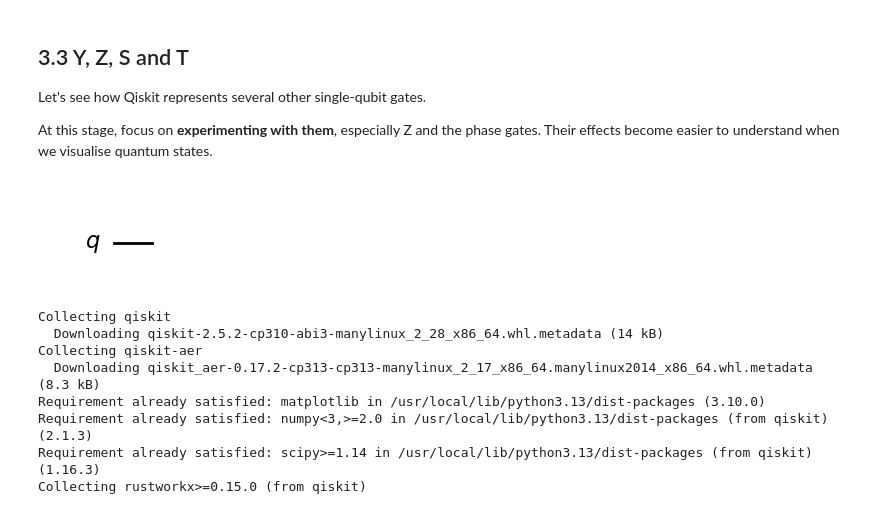
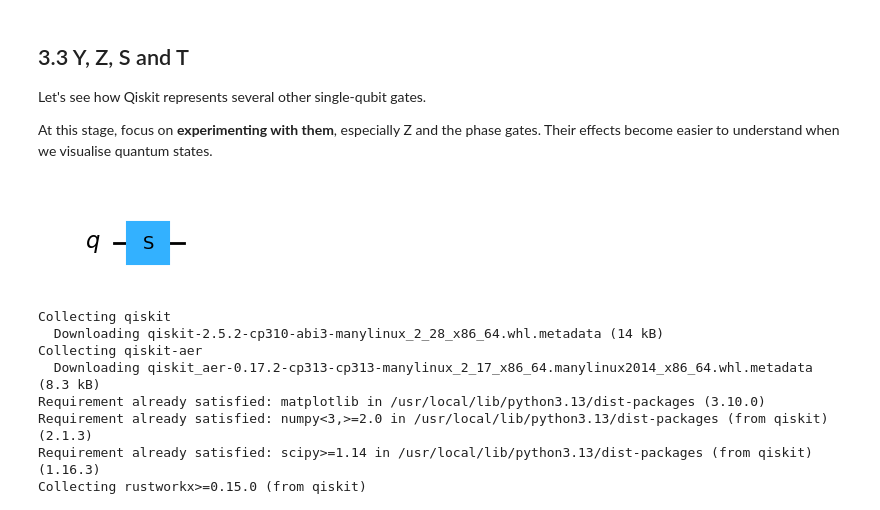
Before and after one commit to johnwonderful377-del/qff26xUIQC, a Jupyter notebook: Notebooks/Qiskit_Fall_Fest_Final_Beginner_Notebook.ipynb, the cells around one changed output. Saved outputs shown, nothing was run; the diff lists cells and outputs as text; code cells hidden in the pictures.

```diff
--- a/Notebooks/Qiskit_Fall_Fest_Final_Beginner_Notebook.ipynb
+++ b/Notebooks/Qiskit_Fall_Fest_Final_Beginner_Notebook.ipynb
@@ -174,15 +214,18 @@ At this stage, focus on **experimenting with them**, especially Z and the phase
 # %%
 qc = QuantumCircuit(1)
 
 # Try one at a time:
 # qc.y(0)
 # qc.z(0)
-# qc.s(0)
+qc.s(0)
 # qc.t(0)
+qc.draw("mpl")
+
+
 
 qc.draw("mpl")
 # %% [output]
-[figure, old version]
+[figure, new version]
 # %%
 # If your environment does not already have the required packages,
 # uncomment and run the next line.
```
Also changed, not shown: parts of 9 cells of this notebook.
